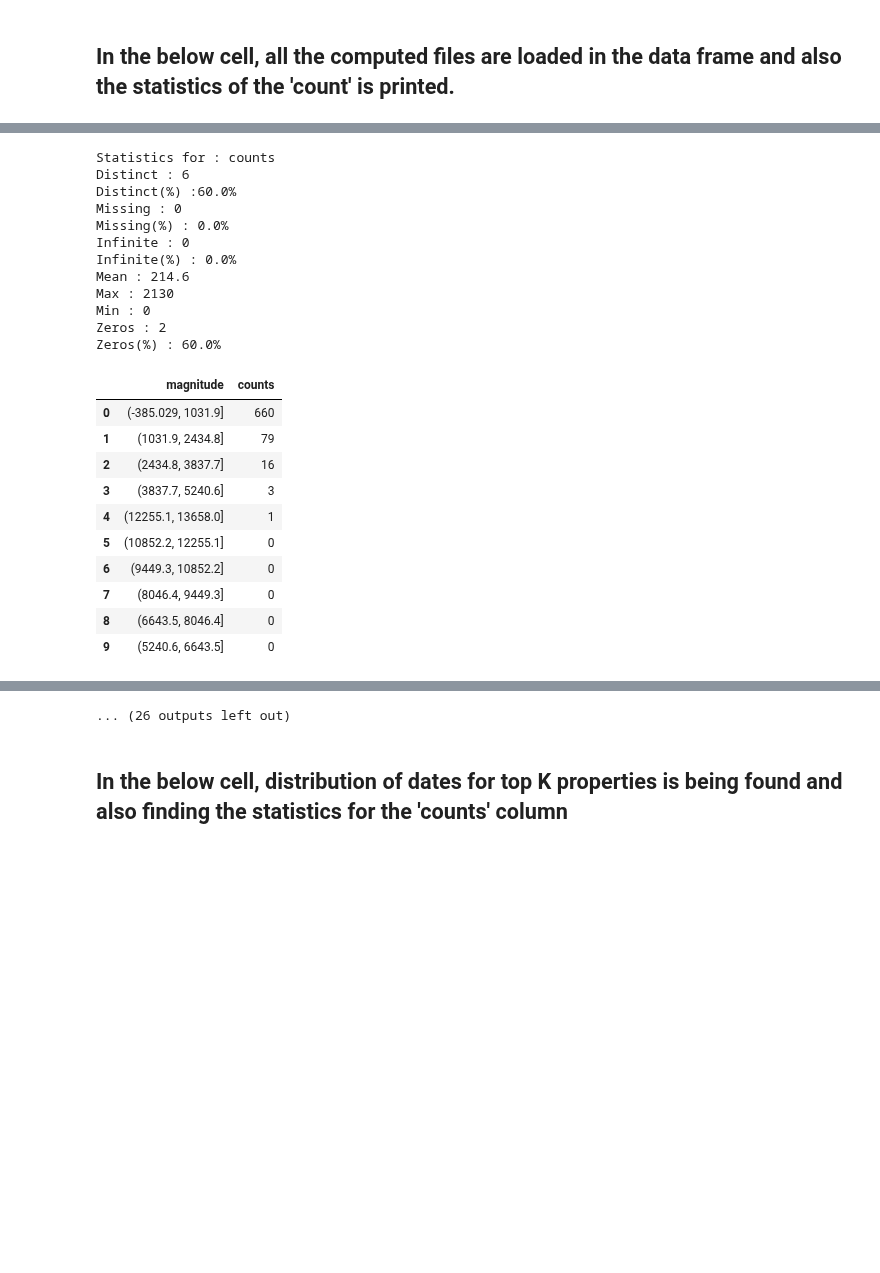
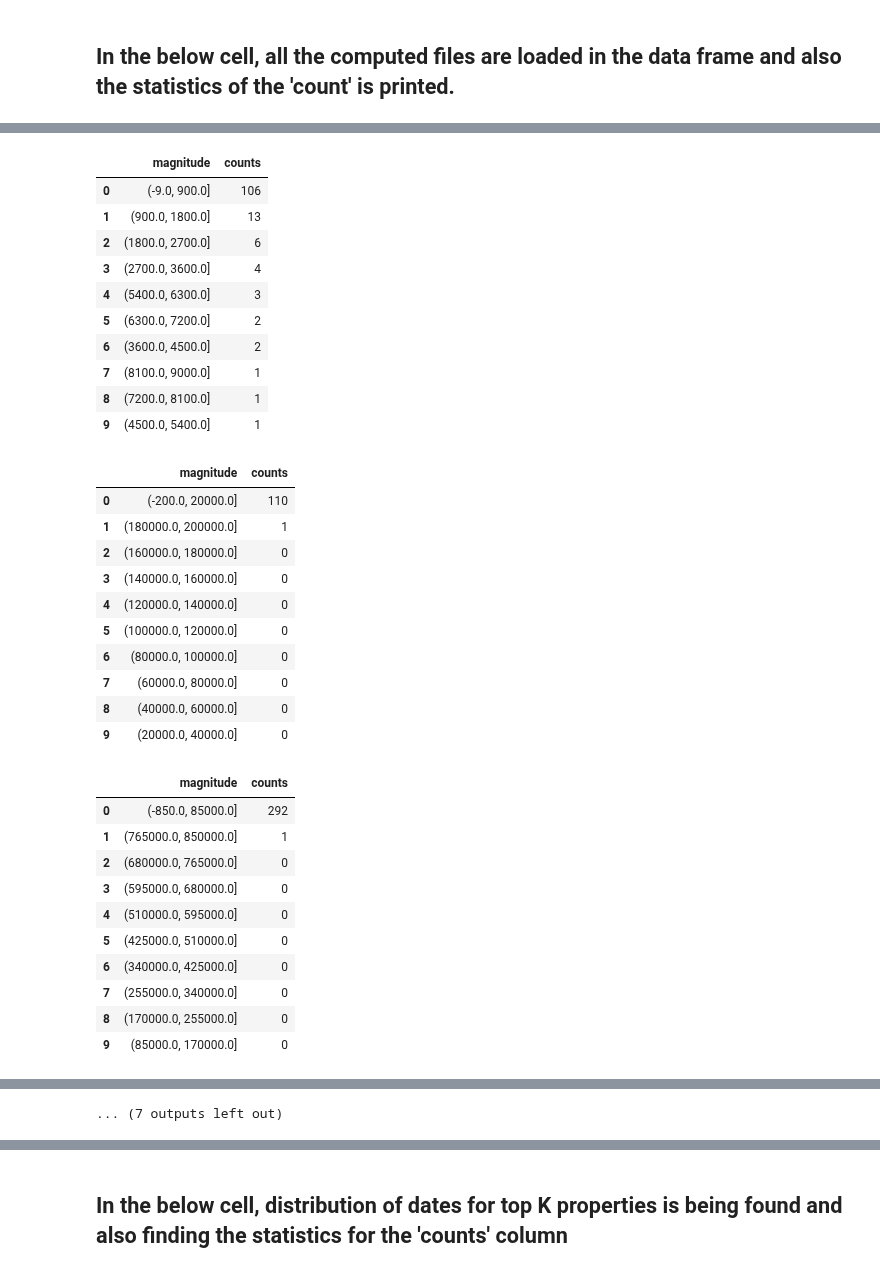
Before and after one commit to usc-isi-i2/kgtk, a Jupyter notebook: examples/Example_9-Wikidata_Subset_Statistics_.ipynb, the cells around one changed output, grey strips where cells are left out. Saved outputs shown, nothing was run; the diff lists cells and outputs as text; code cells hidden in the pictures; blank space fills up the shorter version.

```diff
--- a/examples/Example_9-Wikidata_Subset_Statistics_.ipynb
+++ b/examples/Example_9-Wikidata_Subset_Statistics_.ipynb
@@ -529,0 +498,12 @@ $kgtk query -i $WIKIDATA_PARTS/$quantity --graph-cache $STORE             -o $OU
+# %%
+try:
+    cmd = "$kgtk query -i $WIKIDATA_PARTS/$quantity --graph-cache $STORE \
+            -o $OUTPUT_FOLDER/$all_unit \
+            --match  '(n1)-[r]->(v)' \
+            --return 'distinct kgtk_quantity_wd_units(v) as units, count(v) as value_count' \
+            --where 'kgtk_quantity(v)' \
+            --order-by 'count(v) desc' \
+            --limit 10"
+    run_command(cmd)
+except Exception as e:
+    print(e)
@@ -530,5 +524,4 @@ $kgtk query -i $WIKIDATA_PARTS/$quantity --graph-cache $STORE             -o $OU
 # %%
 for ele in df_quantity_data_type:
     display(ele)
-    find_statistics(ele,"value_count")
 # %% [output]
@@ -676,7 +599,6 @@ Cannot cut empty array
 # %%
 for ele in df_quantity_data_type_magnitude:
     display(ele)
-    find_statistics(ele,"counts")
 # %% [output]
 |  | magnitude | counts |
 | 0 | (-743.511, 74553.1] | 2130 |
@@ -691,0 +658,33 @@ for ele in df_quantity_data_type_magnitude:
+|  | magnitude | counts |
+| 0 | (-9.0, 900.0] | 106 |
+| 1 | (900.0, 1800.0] | 13 |
+| 2 | (1800.0, 2700.0] | 6 |
+| 3 | (2700.0, 3600.0] | 4 |
+| 4 | (5400.0, 6300.0] | 3 |
+| 5 | (6300.0, 7200.0] | 2 |
+| 6 | (3600.0, 4500.0] | 2 |
+| 7 | (8100.0, 9000.0] | 1 |
+| 8 | (7200.0, 8100.0] | 1 |
+| 9 | (4500.0, 5400.0] | 1 |
+|  | magnitude | counts |
+| 0 | (-200.0, 20000.0] | 110 |
+| 1 | (180000.0, 200000.0] | 1 |
+| 2 | (160000.0, 180000.0] | 0 |
+| 3 | (140000.0, 160000.0] | 0 |
+| 4 | (120000.0, 140000.0] | 0 |
+| 5 | (100000.0, 120000.0] | 0 |
+| 6 | (80000.0, 100000.0] | 0 |
+| 7 | (60000.0, 80000.0] | 0 |
+| 8 | (40000.0, 60000.0] | 0 |
+| 9 | (20000.0, 40000.0] | 0 |
+|  | magnitude | counts |
+| 0 | (-850.0, 85000.0] | 292 |
+| 1 | (765000.0, 850000.0] | 1 |
+| 2 | (680000.0, 765000.0] | 0 |
+| 3 | (595000.0, 680000.0] | 0 |
+| 4 | (510000.0, 595000.0] | 0 |
+| 5 | (425000.0, 510000.0] | 0 |
+| 6 | (340000.0, 425000.0] | 0 |
+| 7 | (255000.0, 340000.0] | 0 |
+| 8 | (170000.0, 255000.0] | 0 |
+| 9 | (85000.0, 170000.0] | 0 |
@@ -692,23 +735 @@ for ele in df_quantity_data_type_magnitude:
-Statistics for : counts
-Distinct : 6
-Distinct(%) :60.0%
-Missing : 0
-Missing(%) : 0.0%
-Infinite : 0
-Infinite(%) : 0.0%
-Mean : 214.6
-Max : 2130
-Min : 0
-Zeros : 2
-Zeros(%) : 60.0%
+... (7 outputs left out)
-|  | magnitude | counts |
-| 0 | (-385.029, 1031.9] | 660 |
-| 1 | (1031.9, 2434.8] | 79 |
-| 2 | (2434.8, 3837.7] | 16 |
-| 3 | (3837.7, 5240.6] | 3 |
-| 4 | (12255.1, 13658.0] | 1 |
-| 5 | (10852.2, 12255.1] | 0 |
-| 6 | (9449.3, 10852.2] | 0 |
-| 7 | (8046.4, 9449.3] | 0 |
-| 8 | (6643.5, 8046.4] | 0 |
-| 9 | (5240.6, 6643.5] | 0 |
@@ -819,4 +736,3 @@ Zeros(%) : 70.0%
-... (26 outputs left out)
 # %% [markdown]
 ## In the below cell, distribution of dates for top K properties is being found and also finding the statistics for the 'counts' column
 # %%
```
Also changed, not shown: parts of 19 cells of this notebook.
